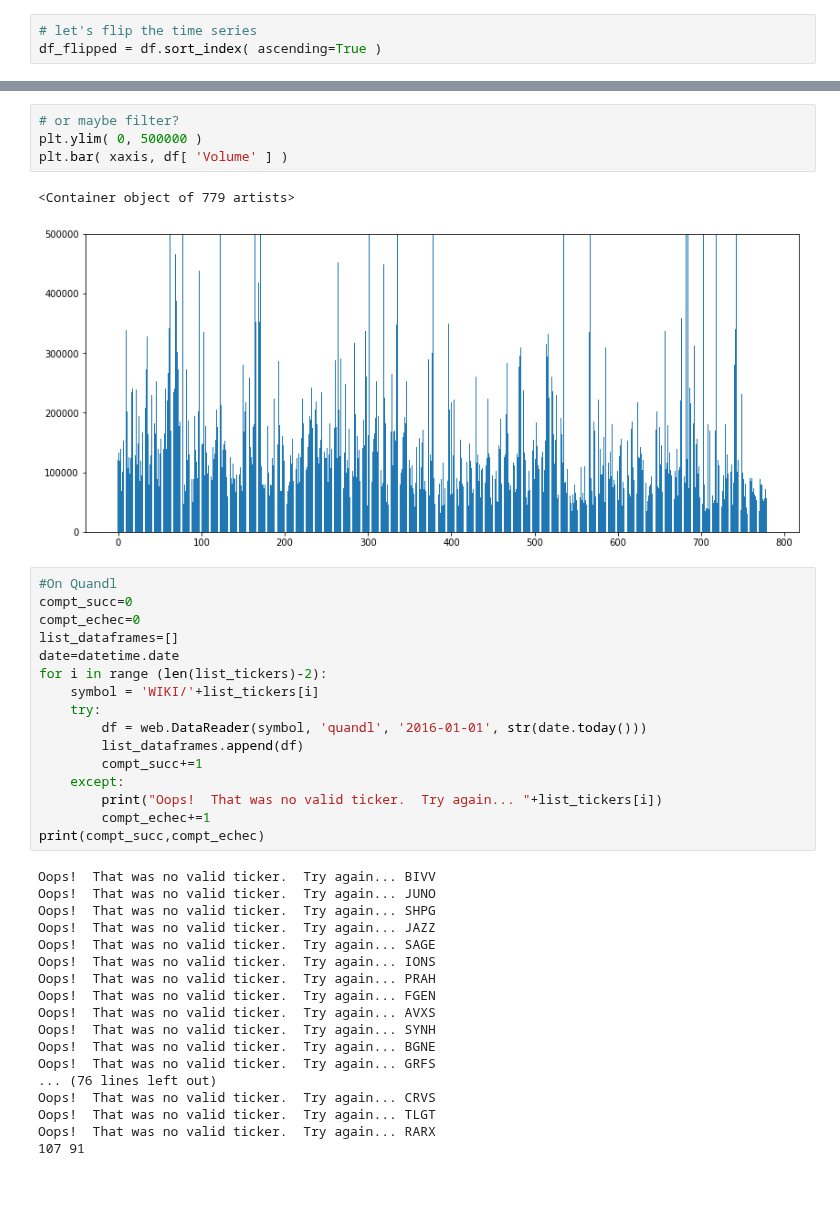
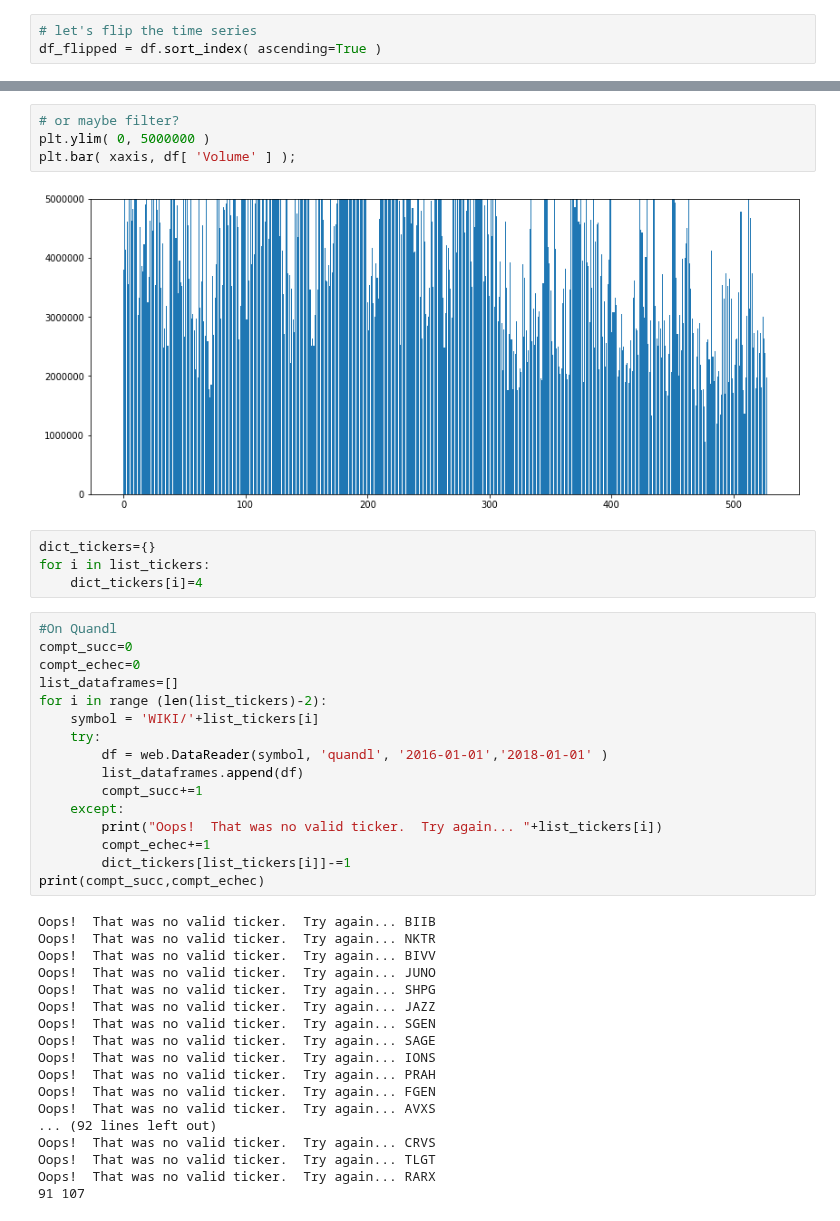
Before and after one commit to DLColumbia/DeepLearning_for_finance, a Jupyter notebook: Quandl Basics.ipynb, the cells around one changed output, grey strips where cells are left out. Cells and saved outputs as stored; diff of their text form; blank space fills up the shorter version.

```diff
--- a/Quandl Basics.ipynb
+++ b/Quandl Basics.ipynb
@@ -83,44 +79,47 @@ plt.bar( xaxis, df[ 'Volume' ], log=True )
 # %%
 # or maybe filter?
-plt.ylim( 0, 500000 )
-plt.bar( xaxis, df[ 'Volume' ] )
+plt.ylim( 0, 5000000 )
+plt.bar( xaxis, df[ 'Volume' ] );
 # %% [output]
-<Container object of 779 artists>
-[figure, old version]
+[figure, new version]
+# %%
+dict_tickers={}
+for i in list_tickers:
+    dict_tickers[i]=4
 # %%
 #On Quandl
 compt_succ=0
 compt_echec=0
 list_dataframes=[]
-date=datetime.date
 for i in range (len(list_tickers)-2):
     symbol = 'WIKI/'+list_tickers[i]
     try:
-        df = web.DataReader(symbol, 'quandl', '2016-01-01', str(date.today()))
+        df = web.DataReader(symbol, 'quandl', '2016-01-01','2018-01-01' )
         list_dataframes.append(df)
         compt_succ+=1
     except:
         print("Oops!  That was no valid ticker.  Try again... "+list_tickers[i])
         compt_echec+=1
+        dict_tickers[list_tickers[i]]-=1
 print(compt_succ,compt_echec)
 # %% [output]
+Oops!  That was no valid ticker.  Try again... BIIB
+Oops!  That was no valid ticker.  Try again... NKTR
 Oops!  That was no valid ticker.  Try again... BIVV
 Oops!  That was no valid ticker.  Try again... JUNO
 Oops!  That was no valid ticker.  Try again... SHPG
 Oops!  That was no valid ticker.  Try again... JAZZ
+Oops!  That was no valid ticker.  Try again... SGEN
 Oops!  That was no valid ticker.  Try again... SAGE
 Oops!  That was no valid ticker.  Try again... IONS
 Oops!  That was no valid ticker.  Try again... PRAH
 Oops!  That was no valid ticker.  Try again... FGEN
 Oops!  That was no valid ticker.  Try again... AVXS
-Oops!  That was no valid ticker.  Try again... SYNH
-Oops!  That was no valid ticker.  Try again... BGNE
-Oops!  That was no valid ticker.  Try again... GRFS
-... (76 lines left out)
+... (92 lines left out)
 Oops!  That was no valid ticker.  Try again... CRVS
 Oops!  That was no valid ticker.  Try again... TLGT
 Oops!  That was no valid ticker.  Try again... RARX
-107 91
+91 107
 # %%
 #On Yahoo
 compt_succ=0
```
Also changed, not shown: parts of 10 cells of this notebook.
